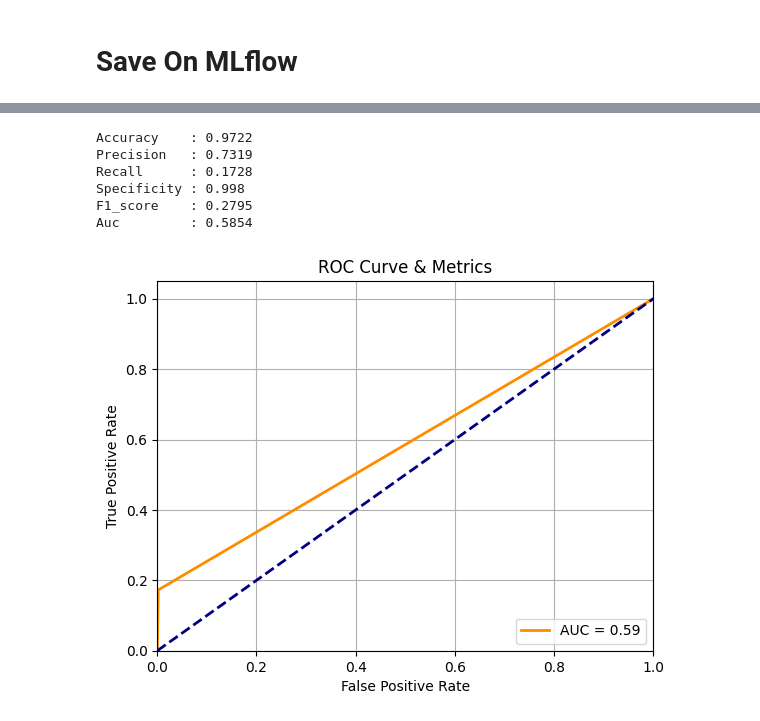
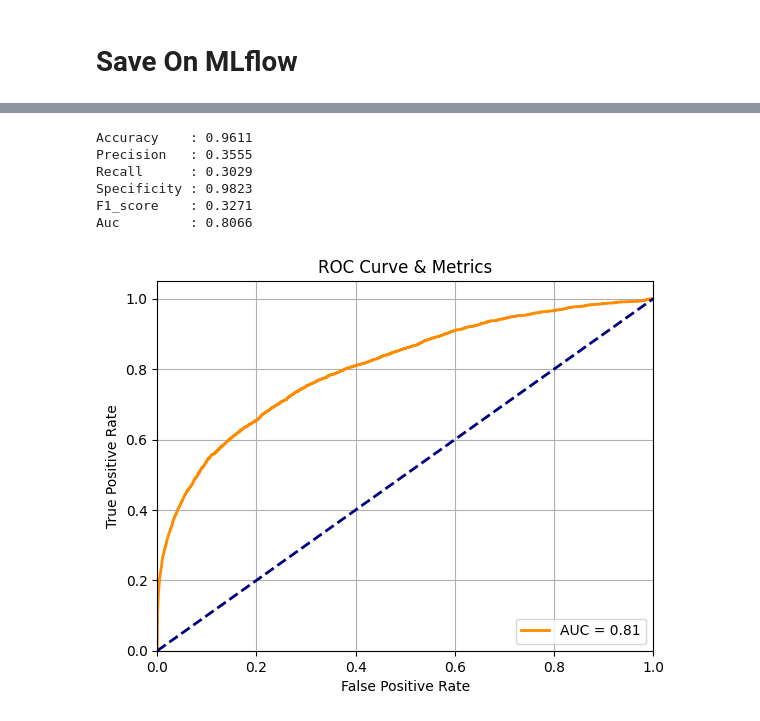
Before and after one commit to nmach22/Fraud-Detection-ml, a Jupyter notebook: model-experiment-logisticregression.ipynb, the cells around one changed output, grey strips where cells are left out. Cells and saved outputs as stored; diff of their text form; code cells hidden in the pictures.

```diff
--- a/model-experiment-logisticregression.ipynb
+++ b/model-experiment-logisticregression.ipynb
@@ -247,12 +253,18 @@ X_trans_test_transformed = my_preprocessor.transform(X_transaction_test_df)
 # %%
 from sklearn.pipeline import Pipeline
+from imblearn.pipeline import Pipeline as ImbPipeline
+from imblearn.under_sampling import RandomUnderSampler
 from sklearn.preprocessing import StandardScaler
 from sklearn.linear_model import LogisticRegression
 
 model = LogisticRegression(max_iter=1700)
 preprocessor = Preprocessor(categorical_columns, numerical_columns, columns_to_delete)
 
-pipeline = Pipeline([
+sampler = RandomUnderSampler(random_state=42, sampling_strategy=0.2)
+
+# Imbalanced-learn pipeline
+pipeline = ImbPipeline(steps=[
+    ('undersampler', sampler),  # Undersampling step
     ('preprocess', preprocessor),
     ('scaler', StandardScaler()),
     ('model', model)
@@ -260,6 +272,6 @@ pipeline = Pipeline([
 
 pipeline.fit(X_transaction_train_df, y_transaction_train_df)
 
-preds_train = pipeline.predict(X_transaction_train_df)
-preds_val = pipeline.predict(X_transaction_val_df)
-preds_test = pipeline.predict(X_transaction_test_df)
+# preds_train = pipeline.predict(X_transaction_train_df)
+# preds_val = pipeline.predict(X_transaction_val_df)
+# preds_test = pipeline.predict(X_transaction_test_df)
@@ -266,3 +296,7 @@ preds_test = pipeline.predict(X_transaction_test_df)
+# %%
+preds_train = pipeline.predict_proba(X_transaction_train_df)[:, 1]
+preds_val = pipeline.predict_proba(X_transaction_val_df)[:, 1]
+preds_test = pipeline.predict_proba(X_transaction_test_df)[:, 1]
 # %% [markdown]
 # Calculate AUC score
 # %%
@@ -371,41 +397,73 @@ LogisticRegression
 # %%
 import mlflow
+from mlflow.models.signature import infer_signature
 
 model_name = type(model).__name__
+model_params = model.get_params()
+
+sampler_name = type(sampler).__name__
+sampler_params = sampler.get_params()
+
 
 experiment_name = model_name + '_Pipeline'
-run_name = 'fill nans with 0, woe encoding, no additional changes (identity.csv not used)'
+run_name = 'fill nans with 0, woe encoding, with RandomUnderSampler use predict_proba for predictions (identity.csv not used)'
 
-roc_plot_path = "roc_curve.png"
+roc_plot_test_path = "roc_curve_test.png"
 metrics_for_test_set = plot_roc_and_get_metrics(
     y_transaction_test_df,
     preds_test,
-    threshold=0.5,
-    save_path=roc_plot_path
+    save_path=roc_plot_test_path
+)
+
+roc_plot_train_path = "roc_curve_train.png"
+metrics_for_train_set = plot_roc_and_get_metrics(
+    y_transaction_train_df,
+    preds_train,
+    save_path=roc_plot_train_path
 )
 
 mlflow.set_experiment(experiment_name)
 
 with mlflow.start_run(run_name=run_name):
     # Log parameters
     mlflow.log_param("fillna_numerical_value", 0)
     mlflow.log_param("removed columns", columns_to_delete)
+
     mlflow.log_param("model_name", model_name)
+    for param in model_params:
+        mlflow.log_param(f'{model_name}_{param}' , model_params[param])
 
-    # Log metrics
+    mlflow.log_param("sampler_name", sampler_name)
+    for param in sampler_params:
+        mlflow.log_param(f'{sampler_name}_{param}', sampler_params[param])
+
+    # Log metrics for test
     for metric_name, metric_value in metrics_for_test_set.items():
-        mlflow.log_metric(metric_name.capitalize(), metric_value)
+        mlflow.log_metric(f'test_{metric_name.capitalize()}', metric_value)
+
+    # Log metrics for train
+    for metric_name, metric_value in metrics_for_train_set.items():
+        mlflow.log_metric(f'train_{metric_name.capitalize()}', metric_value)
+
+    input_example = X_transaction_train_df.head(1)
+    signature = infer_signature(X_transaction_train_df, pipeline.predict_proba(X_transaction_train_df))
 
     # Log model
-    mlflow.sklearn.log_model(pipeline, artifact_path="pipeline")
+    mlflow.sklearn.log_model(
+        sk_model=pipeline,
+        artifact_path="pipeline",
+        input_example=input_example,
+        signature=signature
+    )
 
     # Log ROC plot as artifact
-    mlflow.log_artifact(roc_plot_path)
+    mlflow.log_artifact(roc_plot_test_path)
+    mlflow.log_artifact(roc_plot_train_path)
 # %% [output]
-Accuracy    : 0.9722
-Precision   : 0.7319
-Recall      : 0.1728
-Specificity : 0.998
-F1_score    : 0.2795
-Auc         : 0.5854
+Accuracy    : 0.9611
+Precision   : 0.3555
+Recall      : 0.3029
+Specificity : 0.9823
+F1_score    : 0.3271
+Auc         : 0.8066
-[figure, old version]
+[figure, new version]
```
Also changed, not shown: parts of 26 cells of this notebook.
